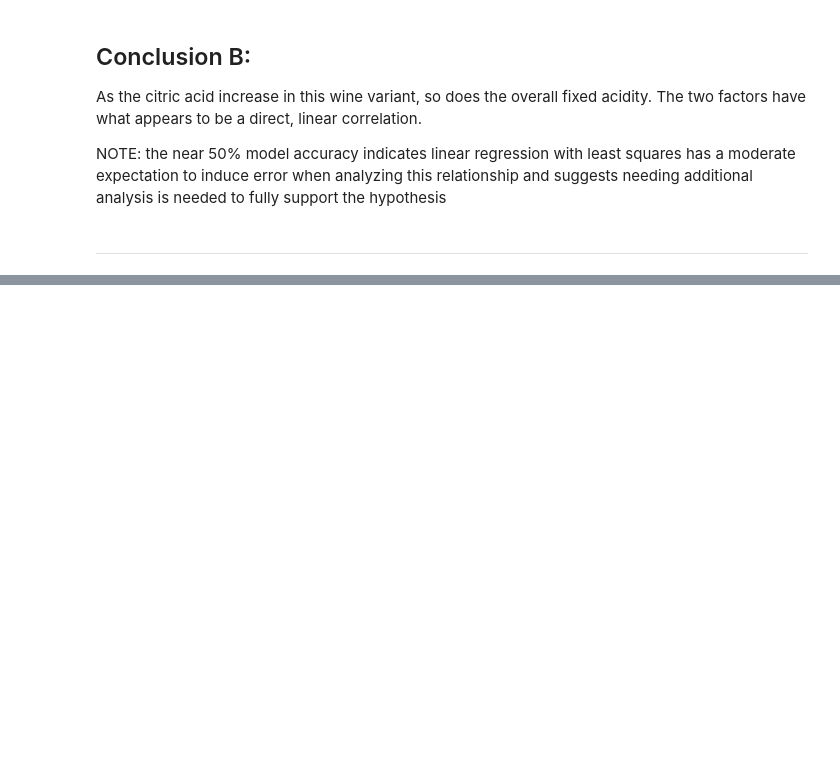
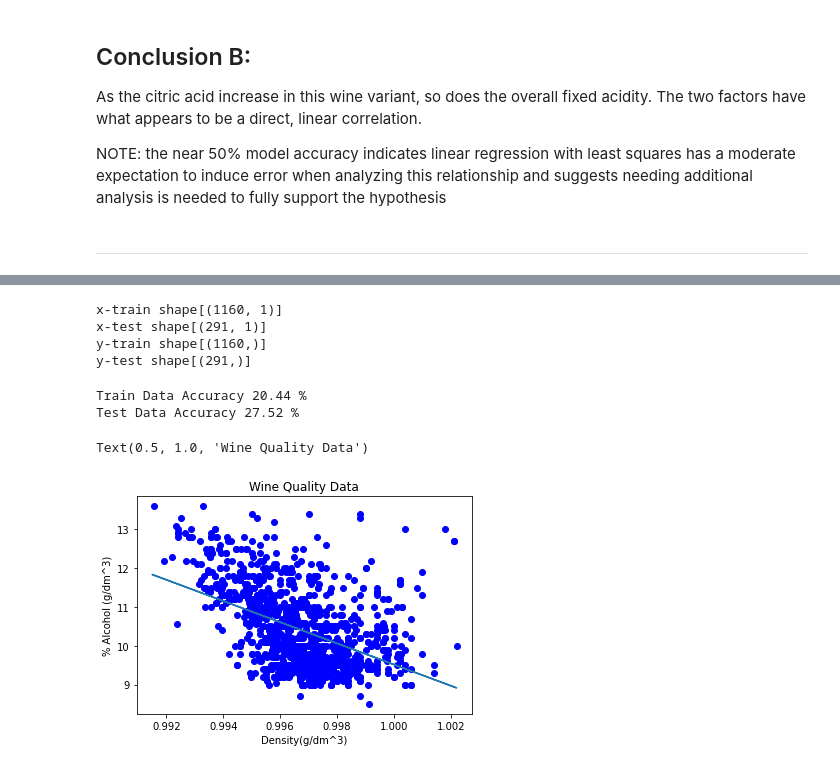
Before and after one commit to kimmyd70/linear-regression, a Jupyter notebook: regression.ipynb, the cells around one changed output, grey strips where cells are left out. Saved outputs shown, nothing was run; the diff lists cells and outputs as text; code cells hidden in the pictures; blank space fills up the shorter version.

```diff
--- a/regression.ipynb
+++ b/regression.ipynb
@@ -214,0 +217,6 @@ ______________________
+# %%
+# assign factors
+
+X = dfw2['density'].values
+y = dfw2['alcohol'].values
+X, y
@@ -214,0 +226,4 @@ ______________________
+# %%
+# reshape the data
+X = X.reshape(-1, 1)
+X
@@ -214,0 +238,34 @@ ______________________
+# %%
+# train_test_split setup (80/20)
+x_train, x_test, y_train, y_test = train_test_split(X, y, train_size = .8, test_size = .2, random_state = 100)
+# %%
+# Print data shapes
+print(f'x-train shape{[x_train.shape]}')
+print(f'x-test shape{[x_test.shape]}')
+print(f'y-train shape{[y_train.shape]}')
+print(f'y-test shape{[y_test.shape]}')
+# %% [output]
+x-train shape[(1160, 1)]
+x-test shape[(291, 1)]
+y-train shape[(1160,)]
+y-test shape[(291,)]
+# %%
+lm = LinearRegression()
+lm.fit(x_train, y_train)
+LinearRegression(copy_X=True, fit_intercept=True, n_jobs= None, normalize=False)
+y_predict = lm.predict(x_test)
+print(f'Train Data Accuracy {round(lm.score(x_train, y_train)*100,2)} %')
+print(f'Test Data Accuracy {round(lm.score(x_test, y_test)*100,2)} %')
+# %% [output]
+Train Data Accuracy 20.44 %
+Test Data Accuracy 27.52 %
+# %%
+plt.scatter(x_train, y_train, color = 'blue')
+plt.plot(x_test, y_predict)
+
+plt.xlabel('Density(g/dm^3)')
+plt.ylabel('% Alcohol (g/dm^3)')
+plt.title('Wine Quality Data')
+# %% [output]
+Text(0.5, 1.0, 'Wine Quality Data')
+[figure, added]
```
Also changed, not shown: parts of 8 cells of this notebook, 1 other file.
